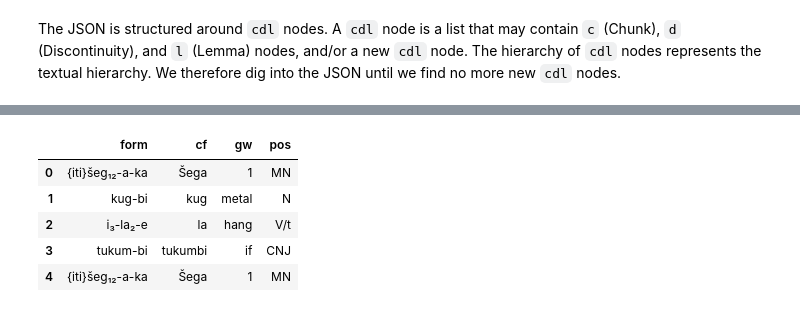
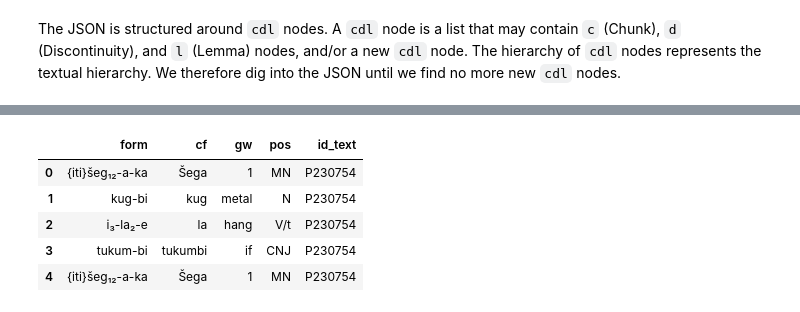
Before and after one commit to niekveldhuis/CTWAG2017, a Jupyter notebook: Acquisition.ipynb, the cells around one changed output, grey strips where cells are left out. Saved outputs shown, nothing was run; the diff lists cells and outputs as text; code cells hidden in the pictures.

```diff
--- a/Acquisition.ipynb
+++ b/Acquisition.ipynb
@@ -352,11 +353,11 @@ lemm_l
 # %%
 word_df = pd.DataFrame(lemm_l)
 word_df = word_df.fillna('')      # replace NaN (Not a Number) with empty string
-word_df[["form", "cf", "gw", "pos"]]
+word_df[["form", "cf", "gw", "pos", "id_text"]]
 # %% [output]
-|  | form | cf | gw | pos |
-| 0 | {iti}šeg₁₂-a-ka | Šega | 1 | MN |
-| 1 | kug-bi | kug | metal | N |
-| 2 | i₃-la₂-e | la | hang | V/t |
-| 3 | tukum-bi | tukumbi | if | CNJ |
-| 4 | {iti}šeg₁₂-a-ka | Šega | 1 | MN |
+|  | form | cf | gw | pos | id_text |
+| 0 | {iti}šeg₁₂-a-ka | Šega | 1 | MN | P230754 |
+| 1 | kug-bi | kug | metal | N | P230754 |
+| 2 | i₃-la₂-e | la | hang | V/t | P230754 |
+| 3 | tukum-bi | tukumbi | if | CNJ | P230754 |
+| 4 | {iti}šeg₁₂-a-ka | Šega | 1 | MN | P230754 |
```
Also changed, not shown: parts of 6 cells of this notebook.
